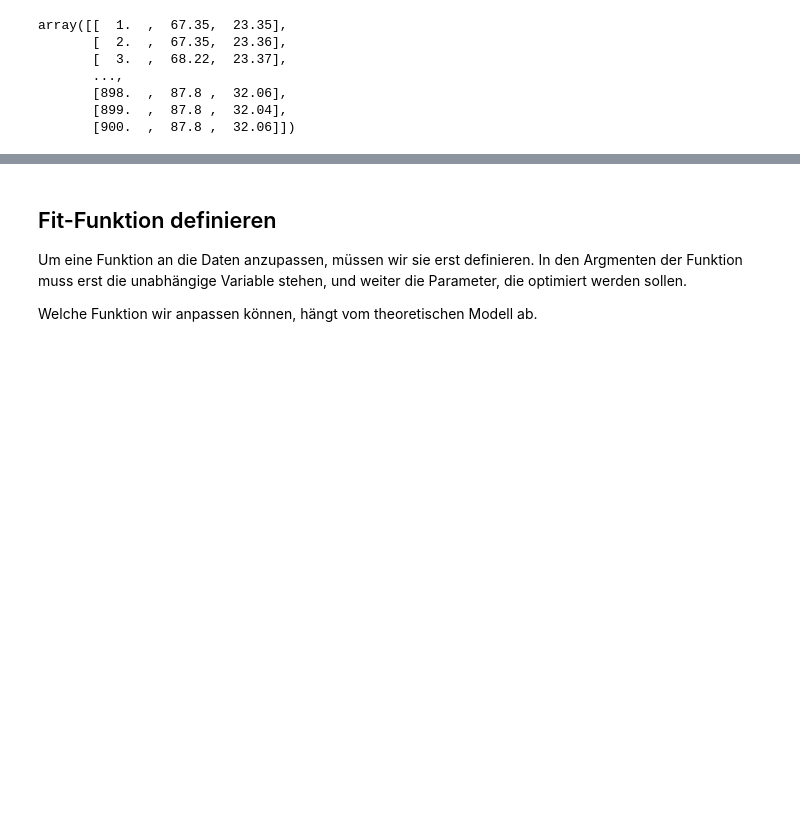
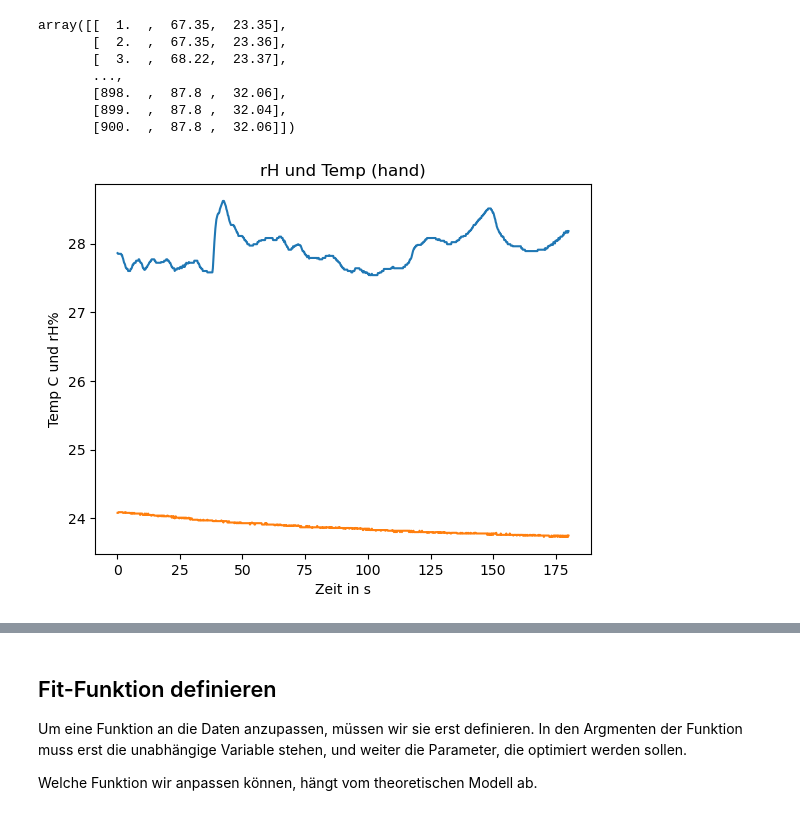
Before and after one commit to Physalis2/PythonKurs25, a Jupyter notebook: PythonKurs25/Notebooks-20250312/roh_11_Daten_auswerten_mit_scipy.ipynb, the cells around one changed output, grey strips where cells are left out. Drawn from its saved outputs; the diff is of its cells as text; code cells hidden in the pictures; blank space fills up the shorter version.

```diff
--- a/PythonKurs25/Notebooks-20250312/roh_11_Daten_auswerten_mit_scipy.ipynb
+++ b/PythonKurs25/Notebooks-20250312/roh_11_Daten_auswerten_mit_scipy.ipynb
@@ -38,3 +38,10 @@ array([[  1.  ,  67.35,  23.35],
        [898.  ,  87.8 ,  32.06],
        [899.  ,  87.8 ,  32.04],
        [900.  ,  87.8 ,  32.06]])
+# %%
+data1[:, 0] *= 0.2
+data2[:, 0] *= 0.2
+# %%
+t1 = data1[:, 0]
+rH1 = data1[:, 1]
+temp1 = data1[:, 2]
@@ -40,0 +52,10 @@ array([[  1.  ,  67.35,  23.35],
+# %%
+plt.plot(t1, rH1, label = "rH")
+plt.plot(t1, temp1, label = "Temp")
+plt.xlabel("Zeit in s")
+plt.ylabel("Temp C und rH%")
+plt.title("rH und Temp (hand)")
+plt.legend
+plt.show()
+# %% [output]
+[figure, added]
```
Also changed, not shown: parts of 8 cells of this notebook.
